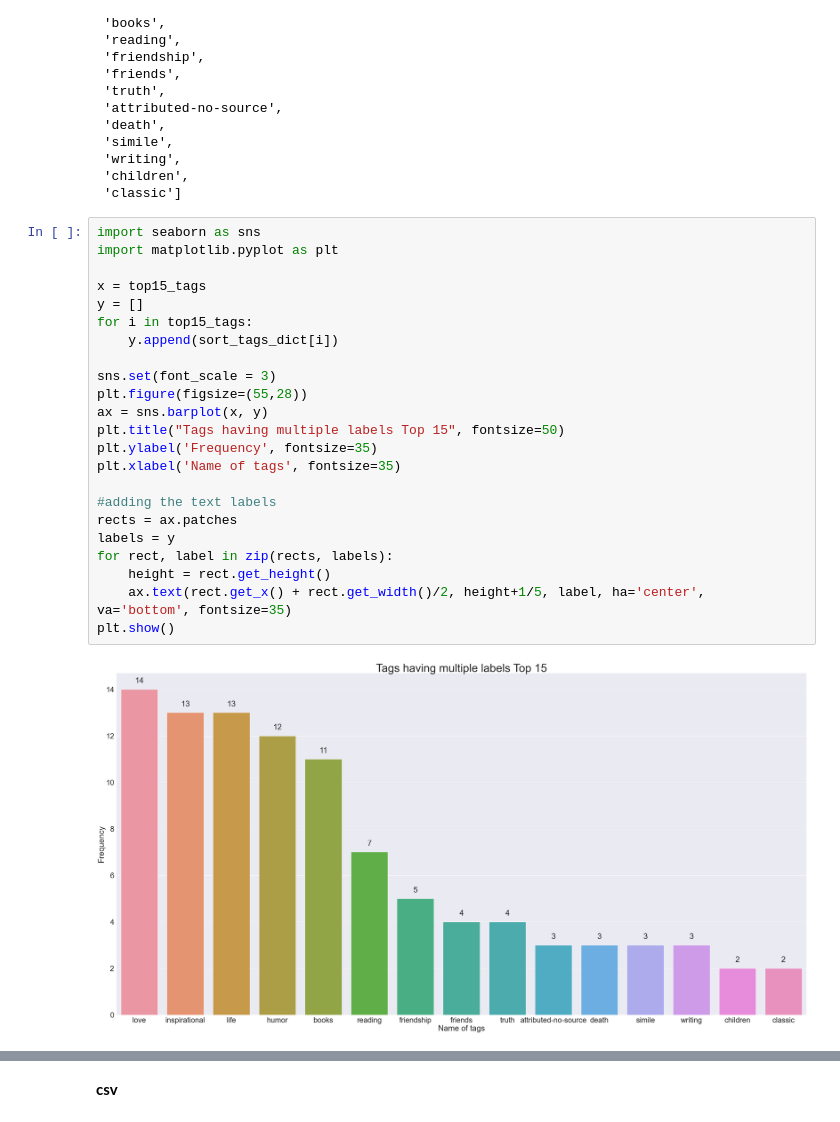
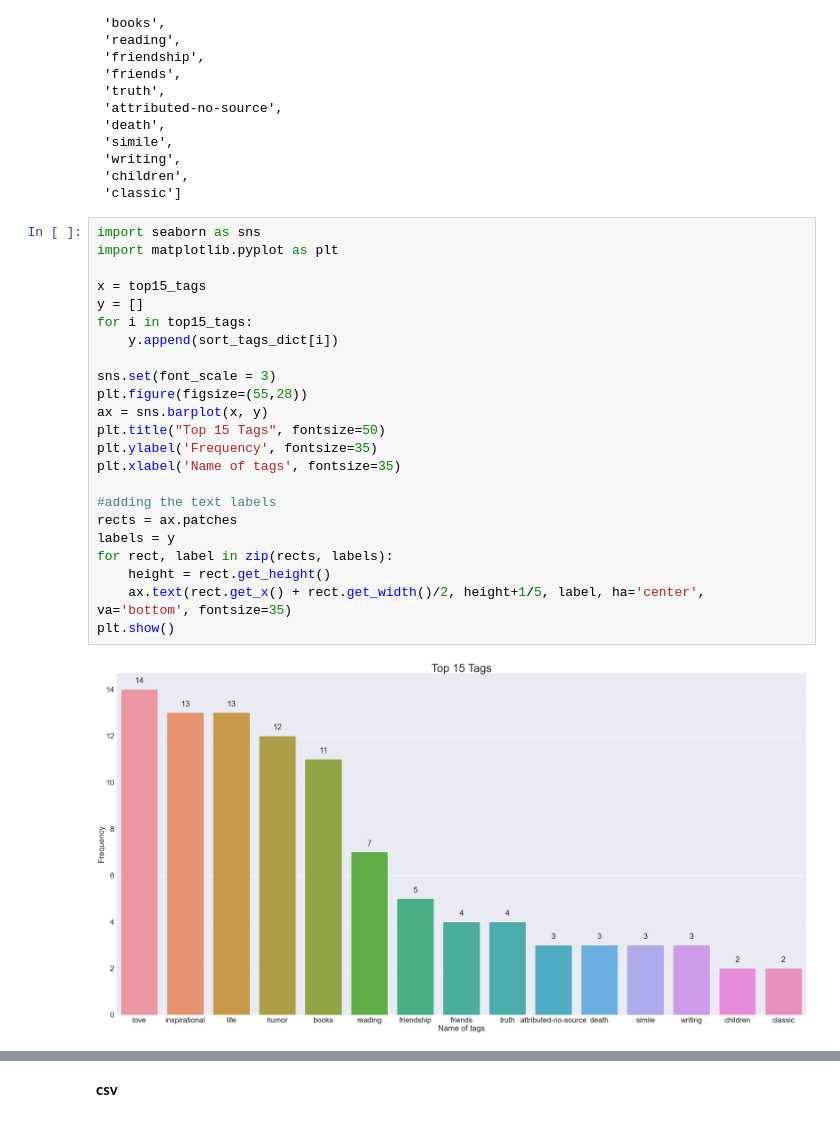
Before and after one commit to kittipon-shine/News_Quote_NLP, a Jupyter notebook: Quote/quote.ipynb, the cells around one changed output, grey strips where cells are left out. Cells and saved outputs as stored; diff of their text form.

```diff
--- a/Quote/quote.ipynb
+++ b/Quote/quote.ipynb
@@ -436,27 +379,27 @@ top15_tags
 # %%
 import seaborn as sns
 import matplotlib.pyplot as plt
 
 x = top15_tags
 y = []
 for i in top15_tags:
     y.append(sort_tags_dict[i])
 
 sns.set(font_scale = 3)
 plt.figure(figsize=(55,28))
 ax = sns.barplot(x, y)
-plt.title("Tags having multiple labels Top 15", fontsize=50)
+plt.title("Top 15 Tags", fontsize=50)
 plt.ylabel('Frequency', fontsize=35)
 plt.xlabel('Name of tags', fontsize=35)
 
 #adding the text labels
 rects = ax.patches
 labels = y
 for rect, label in zip(rects, labels):
     height = rect.get_height()
     ax.text(rect.get_x() + rect.get_width()/2, height+1/5, label, ha='center', va='bottom', fontsize=35)
 plt.show()
 # %% [output]
-[figure, old version]
+[figure, new version]
 # %%
 #bring data frames together
```
Also changed, not shown: parts of 120 cells of this notebook.
